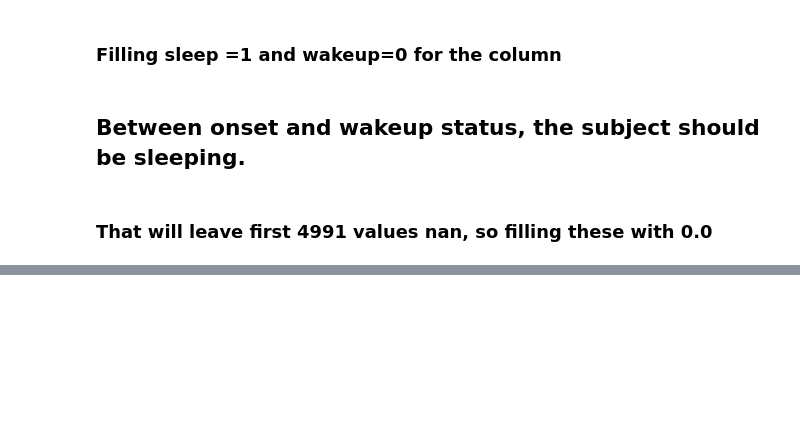
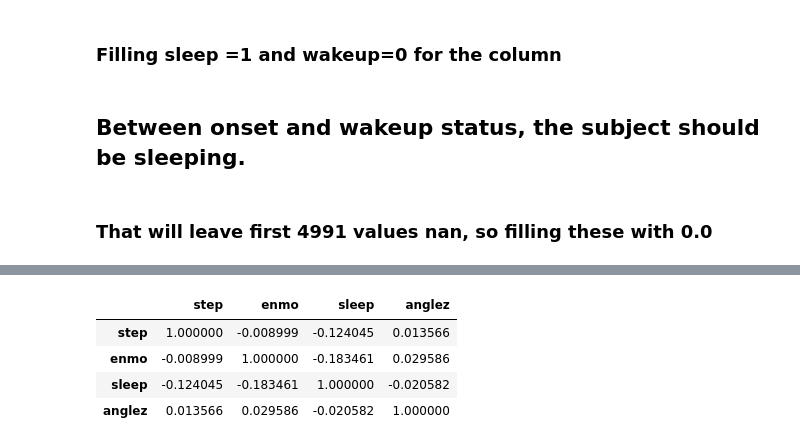
Before and after one commit to snajeebz/CMI-SleepState-Detection, a Jupyter notebook: Data-Exploration-Around-Event-Change.ipynb, the cells around one changed output, grey strips where cells are left out. Cells and saved outputs as stored; diff of their text form; code cells hidden in the pictures; blank space fills up the shorter version.

Commit message:
Kaggle Notebook | Visualization-Exploration-Around-Event-Change | Version 21

```diff
--- a/Data-Exploration-Around-Event-Change.ipynb
+++ b/Data-Exploration-Around-Event-Change.ipynb
@@ -46,7 +63,7 @@ pandarallel.initialize(progress_bar=True)
 # %% [markdown]
 # Reading the train series
 # %%
-df=pd.read_parquet(path="/kaggle/input/train-series-modified/df_mod.parquet", parseengine='auto')
+df=pd.read_parquet(path="/kaggle/input/child-mind-institute-detect-sleep-states/train_series.parquet")
 # %% [markdown]
 # Reading the Train Events.
 
@@ -142,3 +243,9 @@ m_df.info()
 # %%
-m_df[['step','enmo','ts','sleep','anglez']].corr()
+m_df[['step','enmo','sleep','anglez']].corr()
+# %% [output]
+|  | step | enmo | sleep | anglez |
+| step | 1.000000 | -0.008999 | -0.124045 | 0.013566 |
+| enmo | -0.008999 | 1.000000 | -0.183461 | 0.029586 |
+| sleep | -0.124045 | -0.183461 | 1.000000 | -0.020582 |
+| anglez | 0.013566 | 0.029586 | -0.020582 | 1.000000 |
 # %%
```
Also changed, not shown: parts of 23 cells of this notebook.
